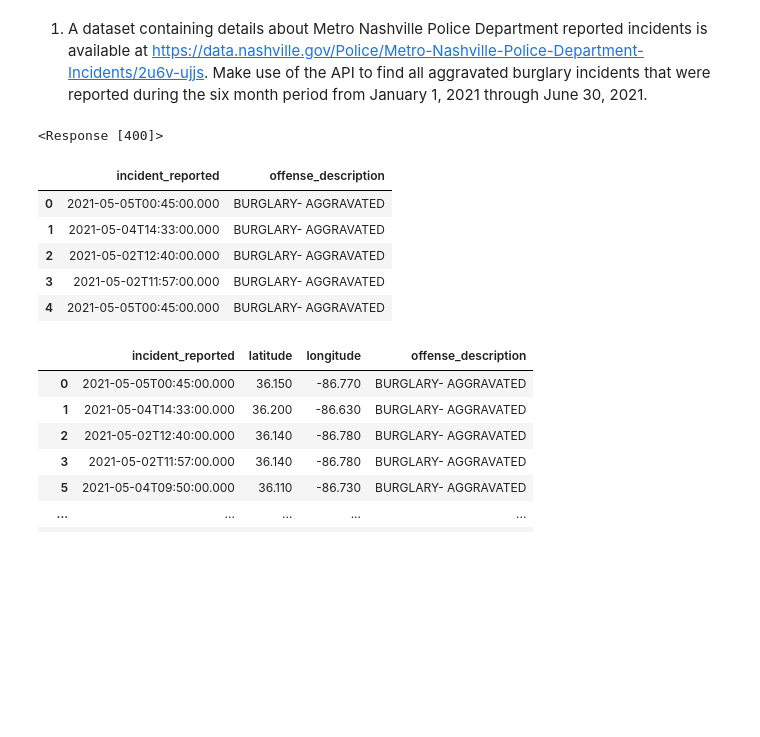
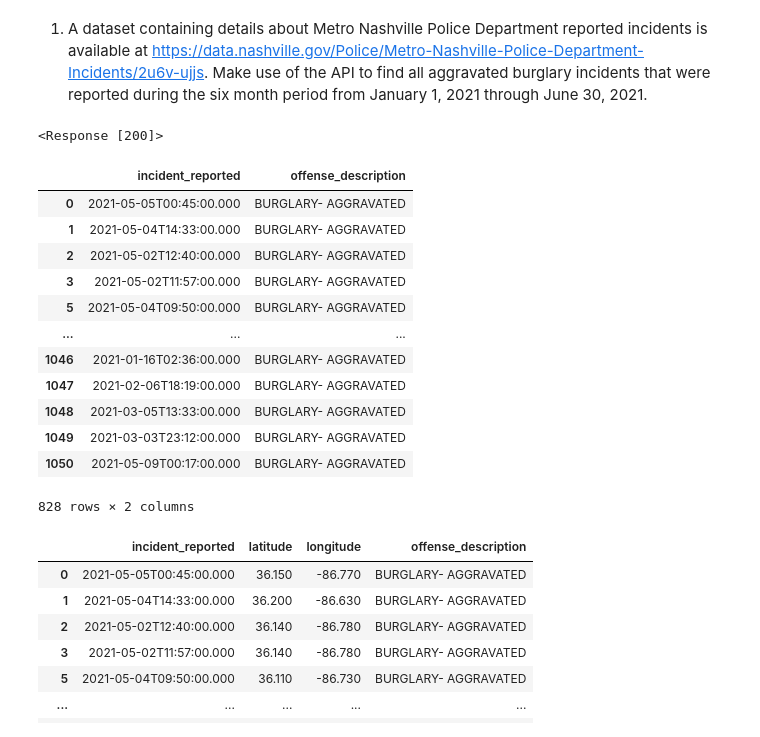
Before and after one commit to nss-data-science-cohort-5/geospatial_api-blue-barracudas, a Jupyter notebook: geospatial_jess.ipynb, the cells around one changed output. Drawn from its saved outputs; the diff is of its cells as text; code cells hidden in the pictures; blank space fills up the shorter version.

```diff
--- a/geospatial_jess.ipynb
+++ b/geospatial_jess.ipynb
@@ -11,34 +11,36 @@ from shapely.geometry import Point
 # %%
 endpoint = ('https://data.nashville.gov/resource/2u6v-ujjs.json?$limit=50000')
 parameters = {
-    'incident_reported' :'between "2021-01-01T00:00:00" and "2021-06-30T23:59:59"',
+    '$where': 'incident_reported between "2021-01-01T00:00:00" and "2021-06-30T23:59:59"',
     'offense_description' : "BURGLARY- AGGRAVATED"
 }
 
 response = requests.get(endpoint, params = parameters)
-
-#parameter syntax version 2
-#{'dates', 'offense_type'})
-#dates = {"$where":'incident_reported between "2021-01-01T00:00:00.000" and "2021-06-30T23:59:59.000"'}
-#offense_type = {"$where": 'offense_description = "BURGLARY- AGGRAVATED"'}
 # %%
 response
 # %% [output]
-<Response [400]>
+<Response [200]>
 # %%
 #Calling MetroPD df
-#agg_burg = (pd.read_json(response.text)
+agg_burg = (pd.read_json(response.text)
             .drop_duplicates(subset = "incident_number"))
 
-#agg_burg = agg_burg[['incident_reported', 'offense_description']]
-#agg_burg.head()
+agg_burg = agg_burg[['incident_reported', 'offense_description']]
+agg_burg
 # %% [output]
 |  | incident_reported | offense_description |
 | 0 | 2021-05-05T00:45:00.000 | BURGLARY- AGGRAVATED |
 | 1 | 2021-05-04T14:33:00.000 | BURGLARY- AGGRAVATED |
 | 2 | 2021-05-02T12:40:00.000 | BURGLARY- AGGRAVATED |
 | 3 | 2021-05-02T11:57:00.000 | BURGLARY- AGGRAVATED |
-| 4 | 2021-05-05T00:45:00.000 | BURGLARY- AGGRAVATED |
+| 5 | 2021-05-04T09:50:00.000 | BURGLARY- AGGRAVATED |
+| ... | ... | ... |
+| 1046 | 2021-01-16T02:36:00.000 | BURGLARY- AGGRAVATED |
+| 1047 | 2021-02-06T18:19:00.000 | BURGLARY- AGGRAVATED |
+| 1048 | 2021-03-05T13:33:00.000 | BURGLARY- AGGRAVATED |
+| 1049 | 2021-03-03T23:12:00.000 | BURGLARY- AGGRAVATED |
+| 1050 | 2021-05-09T00:17:00.000 | BURGLARY- AGGRAVATED |
+828 rows × 2 columns
 # %%
 response = requests.get('https://data.nashville.gov/resource/2u6v-ujjs.json?offense_description=BURGLARY- AGGRAVATED&\
 $where=incident_reported between "2021-01-01T00:00:00.000" and "2021-06-30T00:00:00.000"')
```
Also changed, not shown: parts of 14 cells of this notebook.
